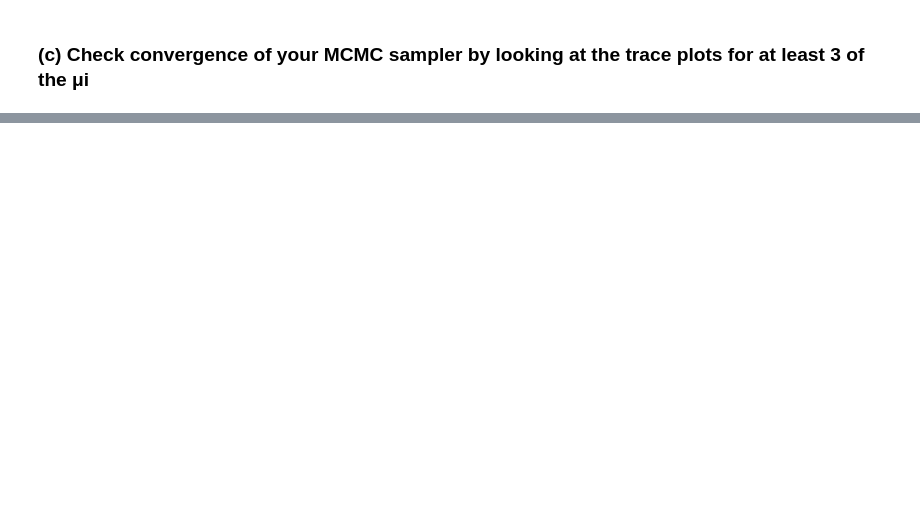
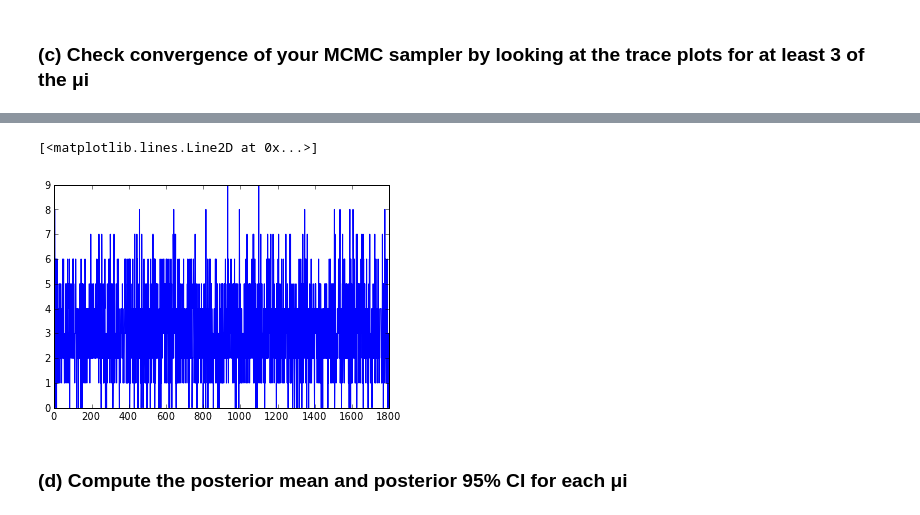
Before and after one commit to sonalisharma/pythonseminar, a Jupyter notebook: HW11/HW11.ipynb, the cells around one changed output, grey strips where cells are left out. Cells and saved outputs as stored; diff of their text form; code cells hidden in the pictures; blank space fills up the shorter version.

```diff
--- a/HW11/HW11.ipynb
+++ b/HW11/HW11.ipynb
@@ -158,0 +136,7 @@ TypeError: unhashable type: 'numpy.ndarray'
+# %%
+plt.plot(mcmodel.trace("x11")[:])
+# %% [output]
+[<matplotlib.lines.Line2D at 0x...>]
+[figure, added]
+# %% [markdown]
+### (d) Compute the posterior mean and posterior 95% CI for each μi
```
Also changed, not shown: parts of 14 cells of this notebook.
